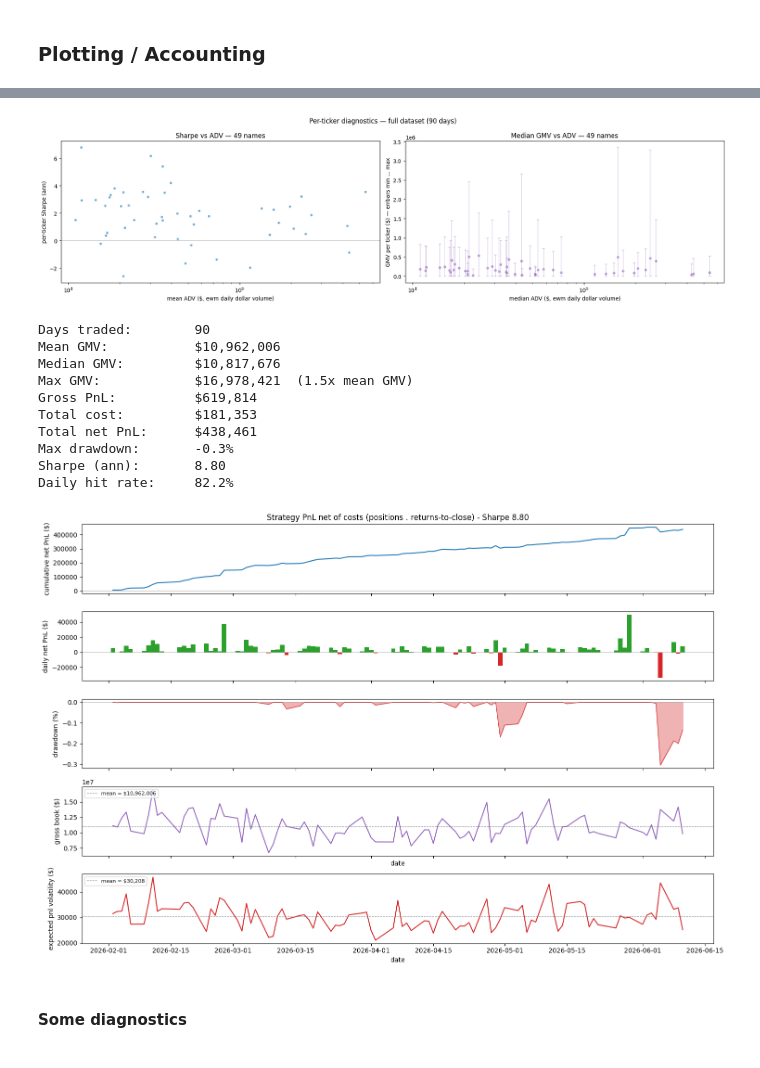
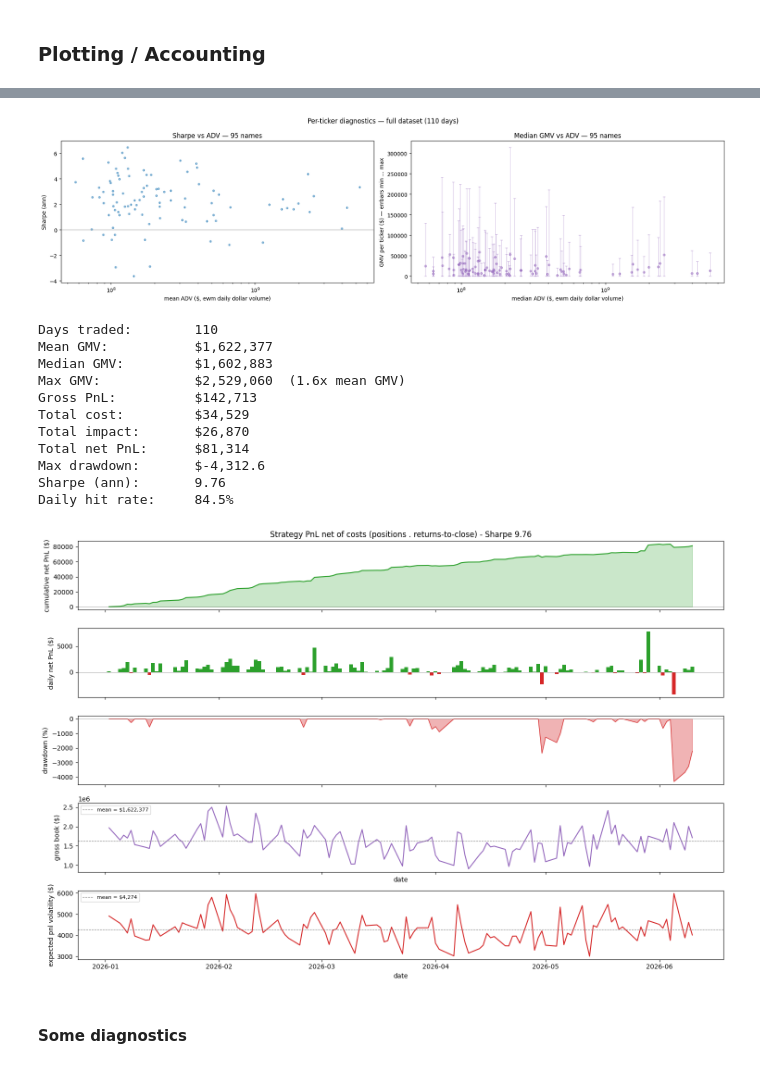
Before and after one commit to MichaelCusackNelkin/Summer_Research_2026, a Jupyter notebook: optimizer/optimal_portfolio.ipynb, the cells around one changed output, grey strips where cells are left out. Drawn from its saved outputs; the diff is of its cells as text; code cells hidden in the pictures.

```diff
--- a/optimizer/optimal_portfolio.ipynb
+++ b/optimizer/optimal_portfolio.ipynb
@@ -166,6 +189,7 @@ data = (
     .join(close_trades, on=["date", "symbol"])
     .join(auction, on=["date", "symbol"])
     .join(avg_daily_dollar_volume, on=["date", "symbol"])
+    .join(daily_vol, on=["date", "symbol"])
     .join(recent_return, on=["date", "symbol"])
     .sort(["date", "symbol"])
     .with_columns(
@@ -213,6 +237,6 @@ data = (
     )
 )
 
-test_data = data.filter(pl.col("date").is_between(pl.date(2026,2,1), pl.date(2026,6,11), closed="both"))
+test_data = data.filter(pl.col("date").is_between(pl.date(2026,1,1), pl.date(2026,6,11), closed="both"))
 test_data
 # %% [output]
@@ -337,11 +388,10 @@ L        = np.load("../covariance/loadings_return.npy")          # was loadings.
 EPS_DIAG = np.load("../covariance/idiosyncratic_diag_return.npy") # was idiosyncratic_diag_vec.npy
 SIGMA_F  = np.load("../covariance/factor_cov_matrix.npy")         # unchanged
 SIGMA_R  = np.load("../covariance/cov_matrix_return.npy")         # was cov_matrix.npy
-GAMMA_DIAG  = np.load("../impact/impact_gamma_vec.npy")
-
 
 f_model = ForecastModel(ACTIVE_SET, model=loaded_model, features=features)
 c_model = CostModel(ACTIVE_SET)
+i_model = ImpactModel(ACTIVE_SET)
 # %% [markdown]
 ### Hyperparams and Backtesting
 # %%
@@ -349,16 +399,16 @@ c_model = CostModel(ACTIVE_SET)
 # Fans the days across processes. Each worker compiles the parametrized QP ONCE
 # and warm-starts through a contiguous chunk of days. Produces `weights` in the
 # same {date: {symbol: w}} shape as the serial loop, so the over-time plot works
-# unchanged. Run AFTER f_model / c_model / SYMBOLS / cov_matrix are defined.
+# unchanged. Run AFTER f_model / c_model / i_model / SYMBOLS / cov_matrix are defined.
 import os
 from joblib import Parallel, delayed
 import warnings
 
-
 N_JOBS = max(1, os.cpu_count() - 2)
 COMMISSION_PER_SHARE = 0.0035
-LAMBDA = 1e-5                            # Risk aversion per dollar, ~OOM of 1 / (intended capital).
-DAILY_DOLLAR_VOL_CAP = 5e4
+LAMBDA = 5e-5                            # Risk aversion per dollar, ~OOM of 1 / (intended capital).
+DAILY_DOLLAR_VOL_CAP = 5e3
+IMPACT_GAMMA = 0.5                       # square-root impact coefficient: I = gamma*sqrt(Q$/ADV$), gamma ~ O(0..1)
 
 def _solve_chunk(symbols, Sigma_r, Sigma_f, Loadings, eps_diag, lam, gam, vol_cap, day_records):
     """One worker: compile the QP once, then warm-start through its chunk of days."""
@@ -366,25 +416,25 @@ def _solve_chunk(symbols, Sigma_r, Sigma_f, Loadings, eps_diag, lam, gam, vol_ca
     opt = Optimizer(symbols)
     opt.set_problem(Sigma_r=Sigma_r, Sigma_f=Sigma_f, Loadings=Loadings,
                     eps_diag=eps_diag, lam=lam, gam=gam, vol_cap=vol_cap)        # compile once per worker, not per day
-    return [(date, opt.solve(alpha, cost)) for date, alpha, cost in day_records]
+    return [(date, opt.solve(alpha, cost, impact_coeff)) for date, alpha, cost, impact_coeff in day_records]
 
 def _split_contiguous(items, n):
     """Contiguous chunks so adjacent days share a worker -> warm_start actually helps."""
     k, m = divmod(len(items), n)
     return [items[i * k + min(i, m):(i + 1) * k + min(i + 1, m)] for i in range(n)]
 
-# Build per-day (alpha, cost) in the parent (cheap, vectorized) so workers receive
+# Build per-day (alpha, cost, impact_coeff = sigma_i/sqrt(ADV$_i)) in the parent (cheap, vectorized) so workers receive
 # only small 1-D arrays; cov_matrix is auto-memmapped by loky and shared read-only.
 all_dates = test_data["date"].unique().sort().to_list()
 day_records = [
-    (d, f_model.get_alpha(day), c_model.get_cost(day, COMMISSION_PER_SHARE))
+    (d, f_model.get_alpha(day), c_model.get_cost(day, COMMISSION_PER_SHARE), i_model.get_impact_coeff(day))
     for d in all_dates
     for day in [test_data.filter(pl.col("date") == d)]
 ]
 
 chunks = [c for c in _split_contiguous(day_records, N_JOBS) if c]
 chunk_results = Parallel(n_jobs=N_JOBS, backend="loky")(
-    delayed(_solve_chunk)(ACTIVE_SET, SIGMA_R, SIGMA_F, L, EPS_DIAG, LAMBDA, GAMMA_DIAG, DAILY_DOLLAR_VOL_CAP, chunk) for chunk in chunks
+    delayed(_solve_chunk)(ACTIVE_SET, SIGMA_R, SIGMA_F, L, EPS_DIAG, LAMBDA, IMPACT_GAMMA, DAILY_DOLLAR_VOL_CAP, chunk) for chunk in chunks
 )
 
 weights = {d: dict(zip(ACTIVE_SET, ws)) for chunk in chunk_results for d, ws in chunk}
@@ -505,7 +555,7 @@ axS.scatter(adv, sharpe_n, alpha=0.5, s=12)
 axS.axhline(0, color="grey", lw=0.5)
 axS.set_xscale("log")
 axS.set_xlabel("mean ADV ($, ewm daily dollar volume)")
-axS.set_ylabel("per-ticker Sharpe (ann)")
+axS.set_ylabel("Sharpe (ann)")
 axS.set_title(f"Sharpe vs ADV — {len(per_name)} names")
 
 axG.errorbar(adv, gmv_median, yerr=[gmv_lo, gmv_hi], fmt="o", ms=4, alpha=0.5,
@@ -520,7 +570,7 @@ fig.suptitle(f"Per-ticker diagnostics — full dataset ({len(weights)} days)")
 fig.tight_layout()
 plt.show()
 # %% [output]
-[figure, old version]
+[figure, new version]
 # %%
 # ===== Strategy PnL: dollar positions . returns-to-close, net of costs =====
 # `weights` is the optimizer's ABSOLUTE-DOLLAR book per day: {date: {symbol: $ position}}.
@@ -528,6 +578,9 @@ plt.show()
 # Costs charged as a dot product  |$pos| . cost_rate:
 #   - spread:     HALF the quoted spread, ENTRY only (the auction exit has no spread).
 #   - commission: $0.0035/share on BOTH legs; spread_return already bundles 0.0035/price (one leg).
+#   - impact:     square-root law  gamma * sigma_i * |$pos_i|^{3/2} / sqrt(ADV$_i)  (gamma scalar; sigma_i and
+#                 ADV$ are BOTH causal EWMA per-(name,date) columns on test_data).  Same impact the optimizer
+#                 trades off: it charges gamma*sqrt(scale)*sum_i sigma_i*|x_i|^{3/2}/sqrt(ADV$_i).
 ANN = 252
 
 
@@ -554,13 +607,19 @@ pnl_daily = (
     )
     .with_columns(
         (pl.col("dollar_pos").abs() * pl.col("cost_rate")).alias("cost"),                         # dot product: |$pos| . cost_rate
-        (pl.col("gross_pnl") - pl.col("dollar_pos").abs() * pl.col("cost_rate")).alias("net_pnl_name"),
+        (IMPACT_GAMMA * pl.col("vol") * pl.col("dollar_pos").abs() ** 1.5 / pl.col("ADV").sqrt()).alias("impact"),  # gamma*sigma_i*|Q$|^{3/2}/sqrt(ADV$)
+    )
+    .with_columns(
+        (pl.col("gross_pnl")
+         - pl.col("cost")
+         - pl.col("impact")).alias("net_pnl_name"),
     )
     .group_by("date")
     .agg(
         pl.col("net_pnl_name").sum().alias("net_pnl"),
         pl.col("gross_pnl").sum().alias("gross_pnl"),
         pl.col("cost").sum().alias("cost"),
+        pl.col("impact").sum().alias("impact"),                # daily sqrt-law impact charge
         pl.col("dollar_pos").abs().sum().alias("GMV"),         # gross book deployed that day
     )
     .sort("date")
@@ -578,7 +637,7 @@ max_gmv = pnl_daily["GMV"].max()
 # √ (xᵀ @ Σ @ x) = √ [ (L @ x)ᵀ @ Σ_𝘍 @ (L @ x) + (xᵀ @ D @ x) ]
 exp_vol = [
     np.sqrt(
-        (L @ np.array([weights[d][s] for s in ACTIVE_SET]))
+        np.transpose((L @ np.array([weights[d][s] for s in ACTIVE_SET])))
         @ SIGMA_F
         @ (L @ np.array([weights[d][s] for s in ACTIVE_SET]))
         + np.sum(EPS_DIAG*np.array([weights[d][s] for s in ACTIVE_SET])**2)
@@ -587,7 +646,7 @@ exp_vol = [
 
 # Drawdown of the cumulative net-PnL curve (underwater, in $): current - running peak (<= 0).
 peak      = np.maximum.accumulate(cum_pnl)
-drawdown  = 100 * (cum_pnl - peak) / (peak + rolling_mean_gmv)
+drawdown  = (cum_pnl - peak)
 max_dd    = drawdown.min()                          # deepest trough ($, <= 0)
 
 sharpe  = pnl.mean() / pnl.std(ddof=1) * np.sqrt(ANN)
@@ -598,8 +657,9 @@ print(f"Median GMV:         ${median_gmv:,.0f}")
 print(f"Max GMV:            ${max_gmv:,.0f}  ({max_gmv / mean_gmv:,.1f}x mean GMV)")
 print(f"Gross PnL:          ${pnl_daily['gross_pnl'].sum():,.0f}")
 print(f"Total cost:         ${pnl_daily['cost'].sum():,.0f}")
+print(f"Total impact:       ${pnl_daily['impact'].sum():,.0f}")
 print(f"Total net PnL:      ${pnl.sum():,.0f}")
-print(f"Max drawdown:       {max_dd:,.1f}%")
+print(f"Max drawdown:       ${max_dd:,.1f}")
 print(f"Sharpe (ann):       {sharpe:.2f}")
 print(f"Daily hit rate:     {(pnl > 0).mean():.1%}")
 
@@ -608,7 +668,8 @@ dts   = pnl_daily["date"].to_list()
 gmv = pnl_daily["GMV"].to_numpy()
 fig, (ax_pnl, ax_bar, ax_dd, ax_gmv, ax_vol) = plt.subplots(5, 1, figsize=(15, 10), sharex=True, height_ratios=[1, 1, 1, 1, 1])
 
-ax_pnl.plot(dts, cum_pnl, color="tab:blue")
+ax_pnl.plot(dts, cum_pnl, color="tab:green")
+ax_pnl.fill_between(dts, cum_pnl, color="tab:green", alpha=0.25)
 ax_pnl.axhline(0, color="grey", lw=0.5)
 ax_pnl.set_ylabel("cumulative net PnL ($)")
 ax_pnl.set_title(f"Strategy PnL net of costs (positions . returns-to-close) - Sharpe {sharpe:.2f}")
@@ -616,46 +677,45 @@ ax_pnl.set_title(f"Strategy PnL net of costs (positions . returns-to-close) - Sh
 ax_bar.bar(dts, pnl, color=np.where(pnl >= 0, "tab:green", "tab:red"), width=1.0)
 ax_bar.axhline(0, color="grey", lw=0.5)
 ax_bar.set_ylabel("daily net PnL ($)")
 
 # Underwater curve: distance below the running high-water mark of cumulative PnL.
 ax_dd.fill_between(dts, drawdown, 0.0, color="tab:red", alpha=0.35)
 ax_dd.plot(dts, drawdown, color="tab:red", lw=0.8)
 ax_dd.axhline(0, color="grey", lw=0.5)
 dd_idx = int(np.argmin(drawdown))
 # ax_dd.annotate(f"max DD {max_dd*100:,.1f}%", xy=(dts[dd_idx], max_dd),
 #                xytext=(5, 8), textcoords="offset points", fontsize=8, color="tab:red")
 ax_dd.set_ylabel("drawdown (%)")
 
 ax_gmv.plot(dts, gmv, color="tab:purple")
 ax_gmv.axhline(mean_gmv, color="grey", lw=0.8, ls="--", label=f"mean = ${mean_gmv:,.0f}")
 ax_gmv.set_ylabel("gross book ($)")
 ax_gmv.set_xlabel("date")
 ax_gmv.legend(loc="upper left", fontsize=8)
 
 ax_vol.plot(dts, exp_vol, color="tab:red")
 ax_vol.axhline(np.nanmean(exp_vol), color="grey", lw=0.8, ls="--", label=f"mean = ${np.nanmean(exp_vol):,.0f}")
 ax_vol.set_ylabel("expected pnl volatility ($)")
 ax_vol.set_xlabel("date")
 ax_vol.legend(loc="upper left", fontsize=8)
 # ax_vol.ticklabel_format(style='plain', axis='y', useOffset=False)
 
 
 fig.tight_layout()
 plt.show()
-
-# pnl_daily
 # %% [output]
-Days traded:        90
-Mean GMV:           $10,962,006
-Median GMV:         $10,817,676
-Max GMV:            $16,978,421  (1.5x mean GMV)
-Gross PnL:          $619,814
-Total cost:         $181,353
-Total net PnL:      $438,461
-Max drawdown:       -0.3%
-Sharpe (ann):       8.80
-Daily hit rate:     82.2%
+Days traded:        110
+Mean GMV:           $1,622,377
+Median GMV:         $1,602,883
+Max GMV:            $2,529,060  (1.6x mean GMV)
+Gross PnL:          $142,713
+Total cost:         $34,529
+Total impact:       $26,870
+Total net PnL:      $81,314
+Max drawdown:       $-4,312.6
+Sharpe (ann):       9.76
+Daily hit rate:     84.5%
-[figure, old version]
+[figure, new version]
 # %% [markdown]
 #### Some diagnostics
 # %%
```
Also changed, not shown: parts of 14 cells of this notebook, 50 other files.
